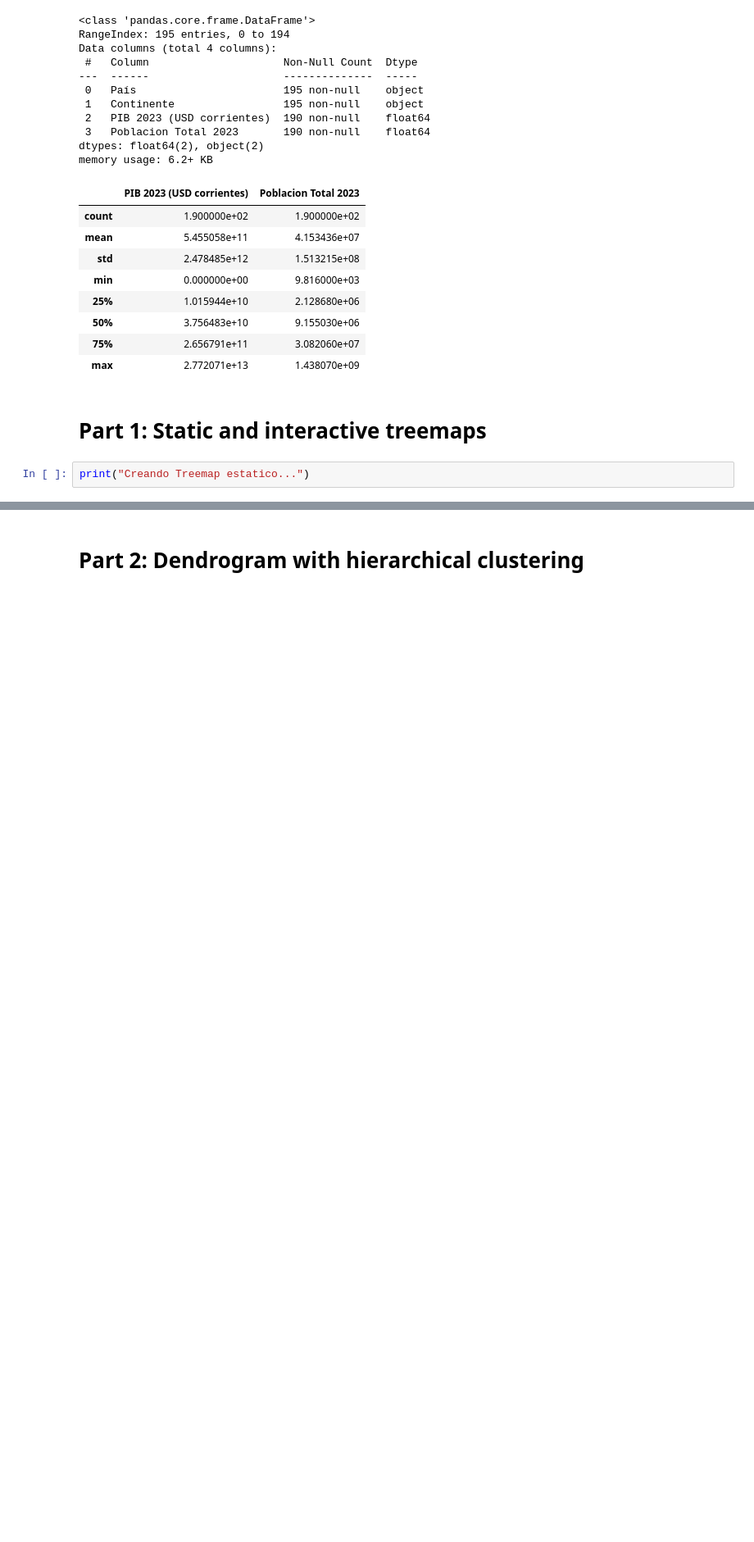
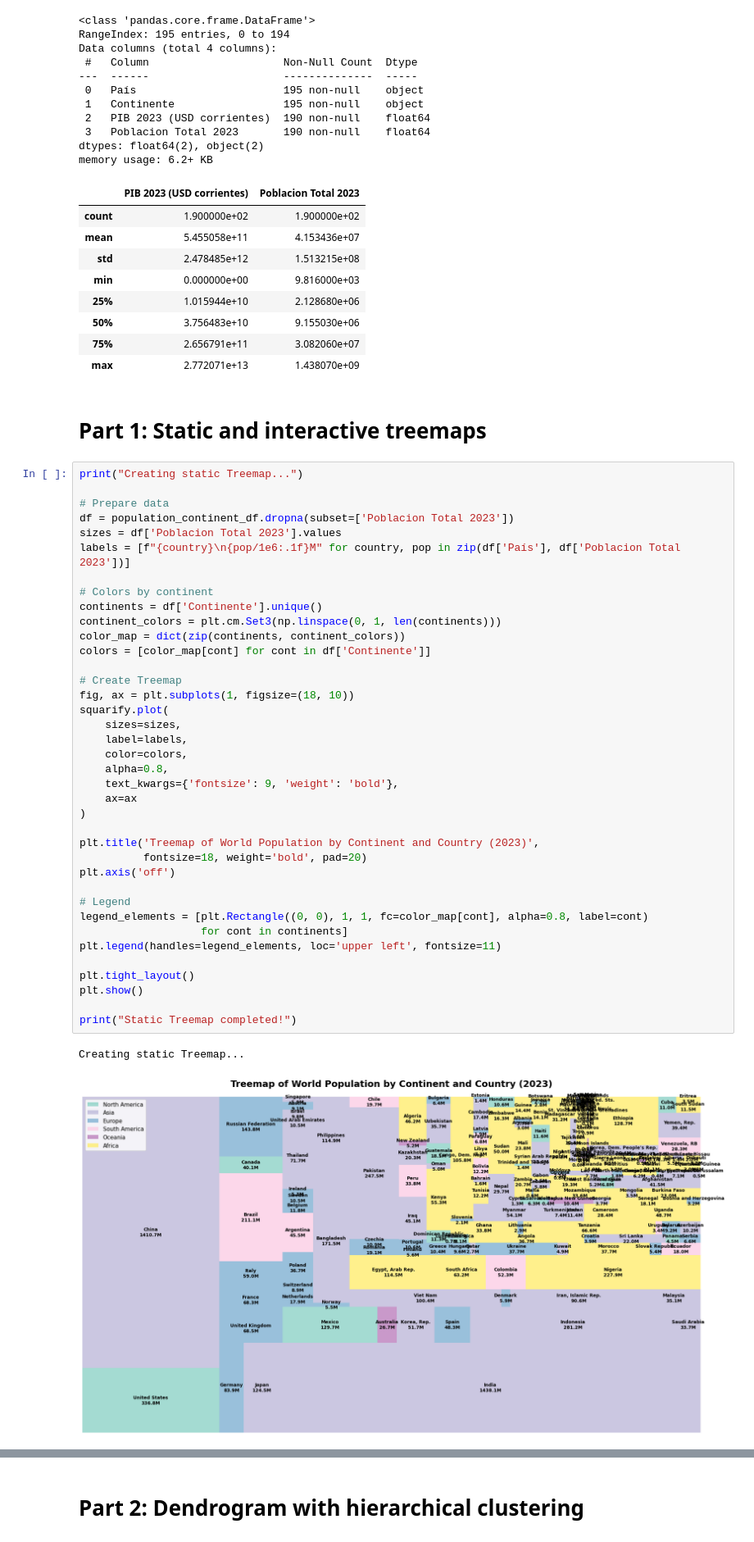
Before and after one commit to Oscaretz/Advanced-Data-Visualization-Storytelling, a Jupyter notebook: notebooks/01_hierarchical_analysis.ipynb.ipynb, the cells around one changed output, grey strips where cells are left out. Shown at 82% size. Drawn from its saved outputs; the diff is of its cells as text; blank space fills up the shorter version.

```diff
--- a/notebooks/01_hierarchical_analysis.ipynb.ipynb
+++ b/notebooks/01_hierarchical_analysis.ipynb.ipynb
@@ -198,4 +198,43 @@ memory usage: 6.2+ KB
 # %% [markdown]
 # Part 1: Static and interactive treemaps
 # %%
-print("Creando Treemap estatico...")
+print("Creating static Treemap...")
+
+# Prepare data
+df = population_continent_df.dropna(subset=['Poblacion Total 2023'])
+sizes = df['Poblacion Total 2023'].values
+labels = [f"{country}\n{pop/1e6:.1f}M" for country, pop in zip(df['País'], df['Poblacion Total 2023'])]
+
+# Colors by continent
+continents = df['Continente'].unique()
+continent_colors = plt.cm.Set3(np.linspace(0, 1, len(continents)))
+color_map = dict(zip(continents, continent_colors))
+colors = [color_map[cont] for cont in df['Continente']]
+
+# Create Treemap
+fig, ax = plt.subplots(1, figsize=(18, 10))
+squarify.plot(
+    sizes=sizes,
+    label=labels,
+    color=colors,
+    alpha=0.8,
+    text_kwargs={'fontsize': 9, 'weight': 'bold'},
+    ax=ax
+)
+
+plt.title('Treemap of World Population by Continent and Country (2023)',
+          fontsize=18, weight='bold', pad=20)
+plt.axis('off')
+
+# Legend
+legend_elements = [plt.Rectangle((0, 0), 1, 1, fc=color_map[cont], alpha=0.8, label=cont)
+                   for cont in continents]
+plt.legend(handles=legend_elements, loc='upper left', fontsize=11)
+
+plt.tight_layout()
+plt.show()
+
+print("Static Treemap completed!")
+# %% [output]
+Creating static Treemap...
+[figure, added]
```
Also changed, not shown: parts of 5 cells of this notebook.
